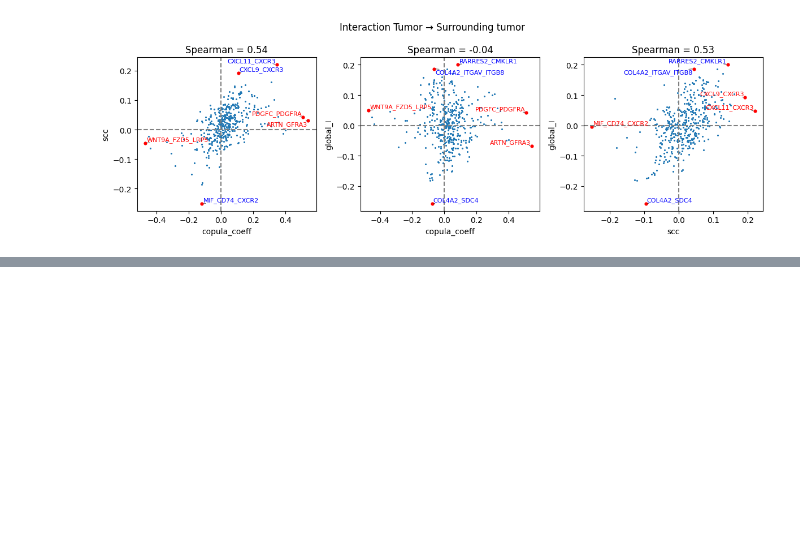
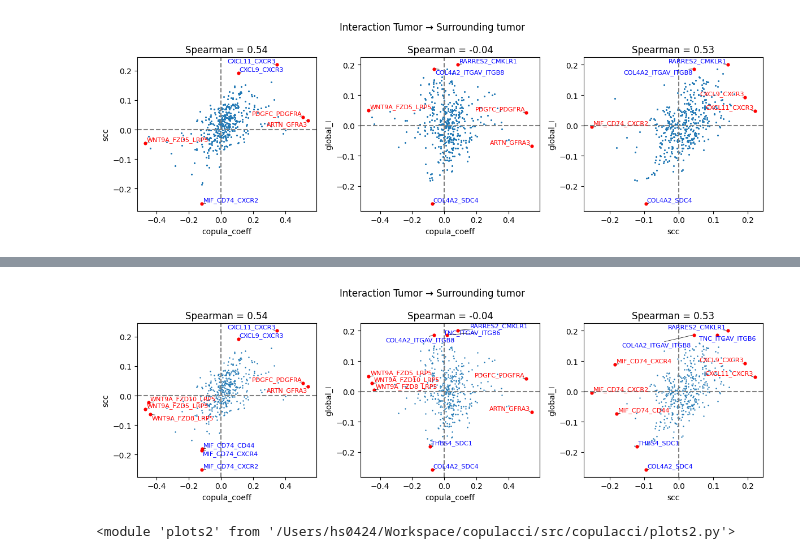
Before and after one commit to raphael-group/copulacci, a Jupyter notebook: notebook/tutorial/Breast_Cancer_Visium_data.ipynb, the cells around one changed output, grey strips where cells are left out. Drawn from its saved outputs; the diff is of its cells as text; code cells hidden in the pictures; blank space fills up the shorter version.

```diff
--- a/notebook/tutorial/Breast_Cancer_Visium_data.ipynb
+++ b/notebook/tutorial/Breast_Cancer_Visium_data.ipynb
@@ -241,0 +333,17 @@ plots2.draw_pairwise_scatter(
+# %%
+plots2.draw_pairwise_scatter(
+    res,
+      'Tumor=Surrounding tumor',
+      score_pair,
+      bimod_filter=False,
+    s = 3,
+    ntop=5,
+    center_plot=False
+    #only_pos=True
+)
+# %% [output]
+[figure, added]
+# %%
+importlib.reload(plots2)
+# %% [output]
+<module 'plots2' from '/Users/hs0424/Workspace/copulacci/src/copulacci/plots2.py'>
```
Also changed, not shown: parts of 17 cells of this notebook, 2 other files.
